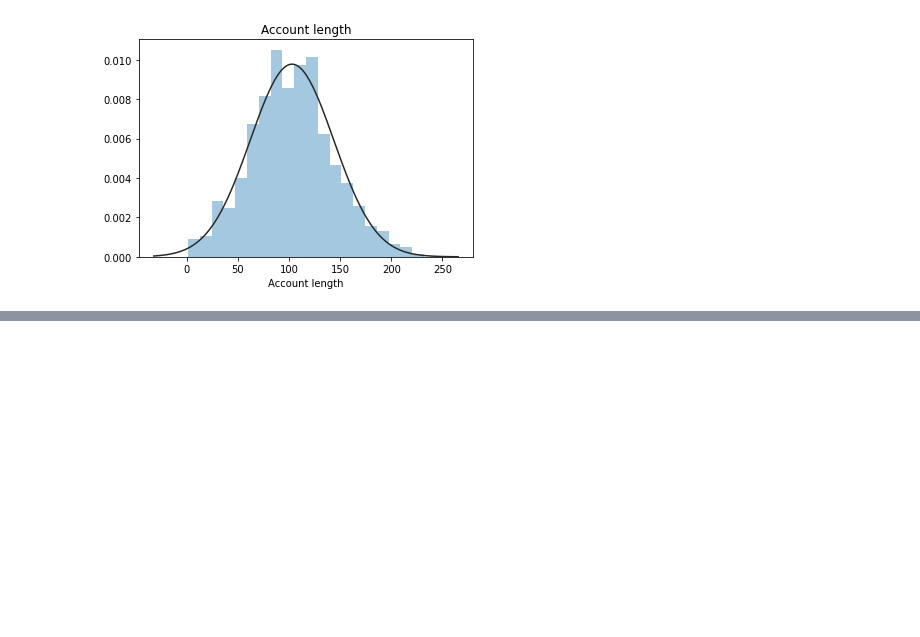
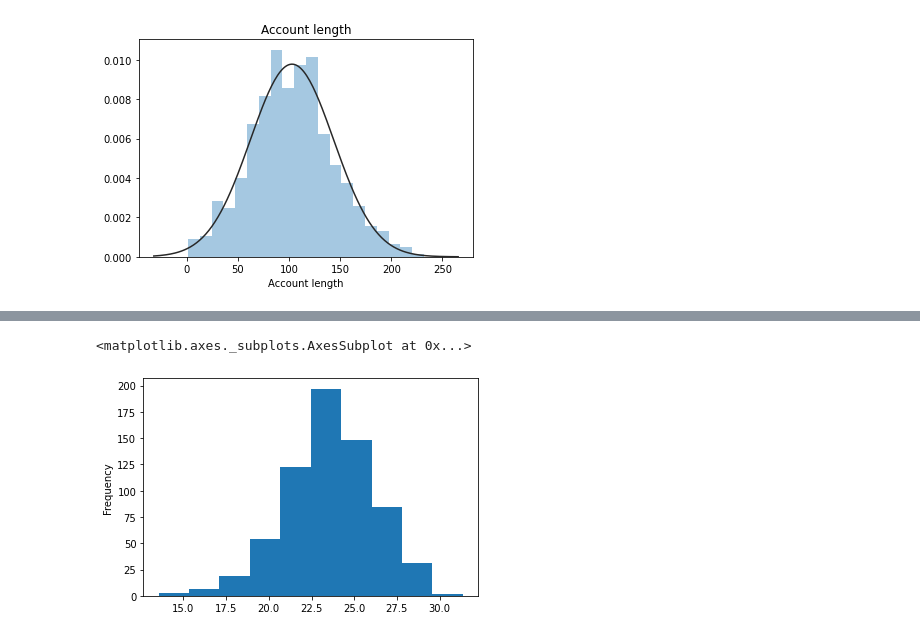
Before and after one commit to aparna-ks/EDA, a Jupyter notebook: EDA_Telcom_churn.ipynb, the cells around one changed output, grey strips where cells are left out. Cells and saved outputs as stored; diff of their text form; code cells hidden in the pictures; blank space fills up the shorter version.

```diff
--- a/EDA_Telcom_churn.ipynb
+++ b/EDA_Telcom_churn.ipynb
@@ -474,0 +497,6 @@ sns.distplot(y, kde=False, fit=st.norm)
+# %%
+#Applying square root conversion for daily minutes to simplify calculations
+np.power(df_total['Total minutes'],0.5).plot.hist()
+# %% [output]
+<matplotlib.axes._subplots.AxesSubplot at 0x...>
+[figure, added]
```
Also changed, not shown: parts of 15 cells of this notebook.
